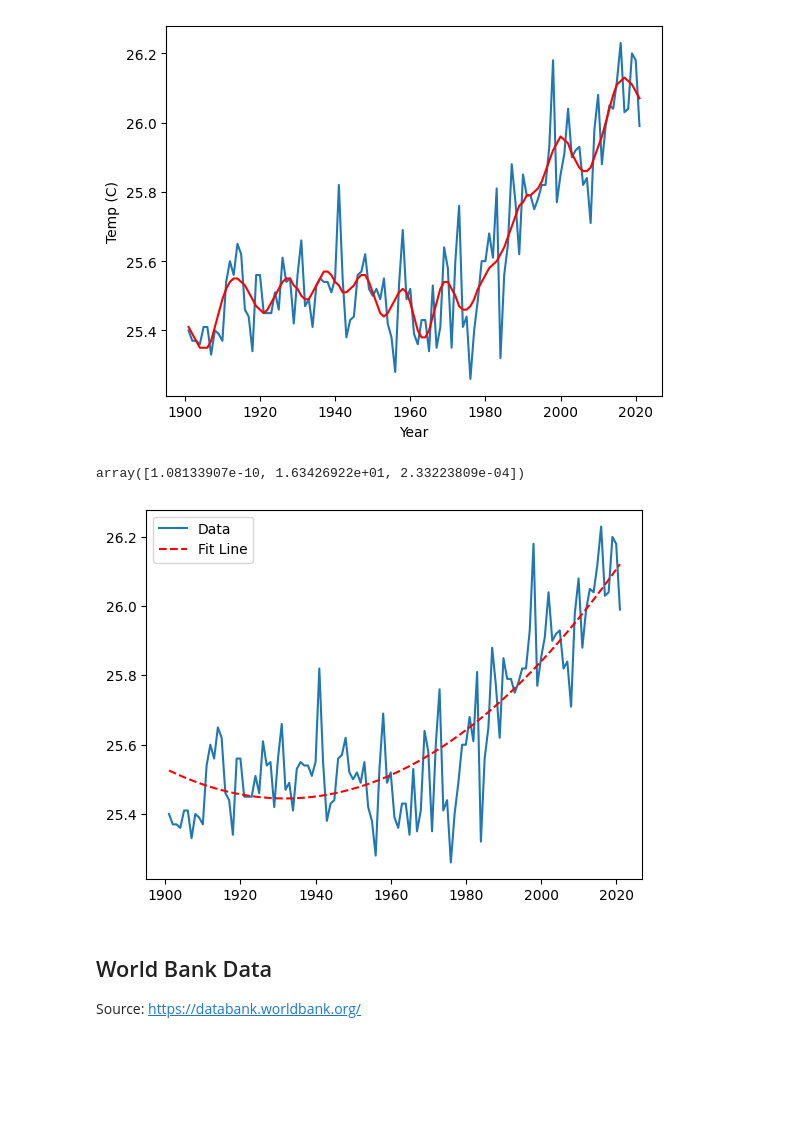
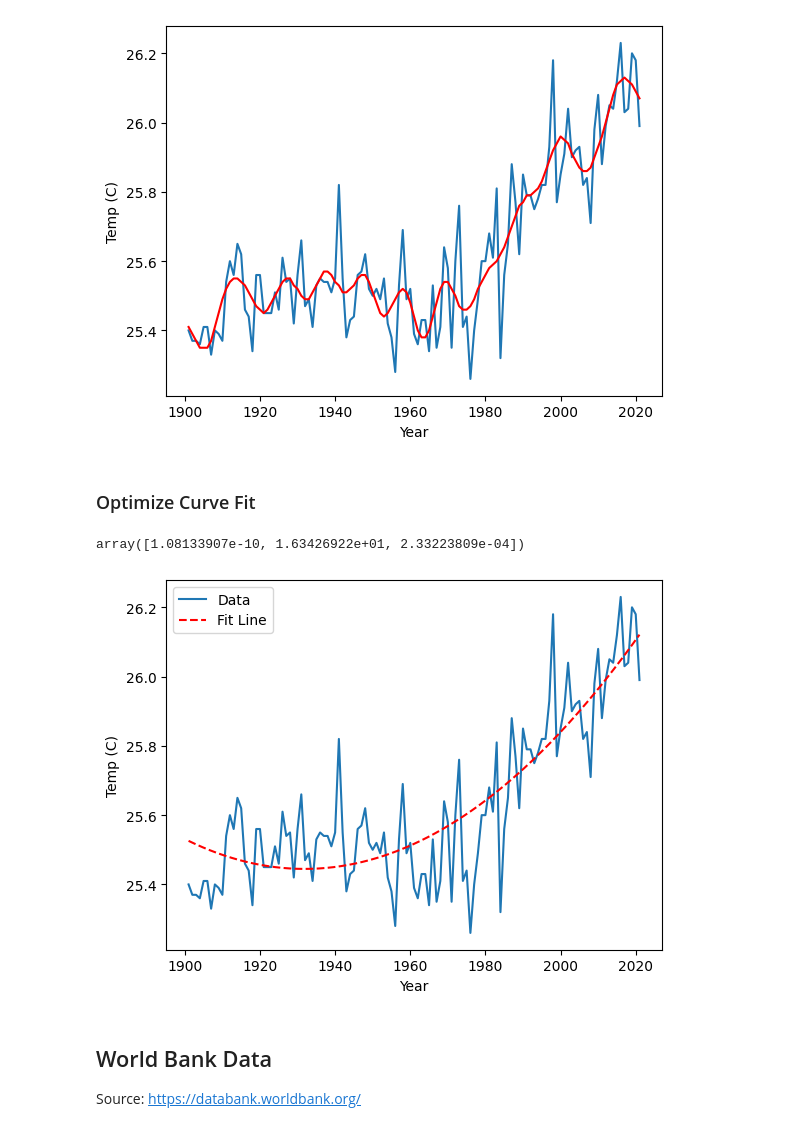
Before and after one commit to arsyadCode/My_Thesis, a Jupyter notebook: Program/Data Overview.ipynb, the cells around one changed output. Drawn from its saved outputs; the diff is of its cells as text; code cells hidden in the pictures; blank space fills up the shorter version.

```diff
--- a/Program/Data Overview.ipynb
+++ b/Program/Data Overview.ipynb
@@ -180,29 +220,33 @@ plt.ylabel('Temp (C)')
 # %% [output]
 Text(0, 0.5, 'Temp (C)')
 [figure]
+# %% [markdown]
+### Optimize Curve Fit
 # %%
 import numpy as np
 from scipy.optimize import curve_fit
 
 def model_f(x, a, b, c):
     return a*(x-b)**2 + c
 
 x_data = df_DtempID.Category
 y_data = df_DtempID['Annual Mean']
 popt, pcov = curve_fit(model_f, x_data, y_data)
 
 a_opt, b_opt, c_opt = popt
 x_model = np.linspace(min(x_data), max(x_data), 250)
 y_model = model_f(x_model, a_opt, b_opt, c_opt)
 
 display(np.diag(pcov))
 plt.plot(x_data, y_data, '-', label='Data')
 plt.plot(x_model, y_model, '--', color='r', label='Fit Line')
+plt.xlabel('Year')
+plt.ylabel('Temp (C)')
 plt.legend()
 plt.show()
 # %% [output]
 array([1.08133907e-10, 1.63426922e+01, 2.33223809e-04])
-[figure, old version]
+[figure, new version]
 # %% [markdown]
 ## World Bank Data
 
```
Also changed, not shown: parts of 42 cells of this notebook, 1 other file.
